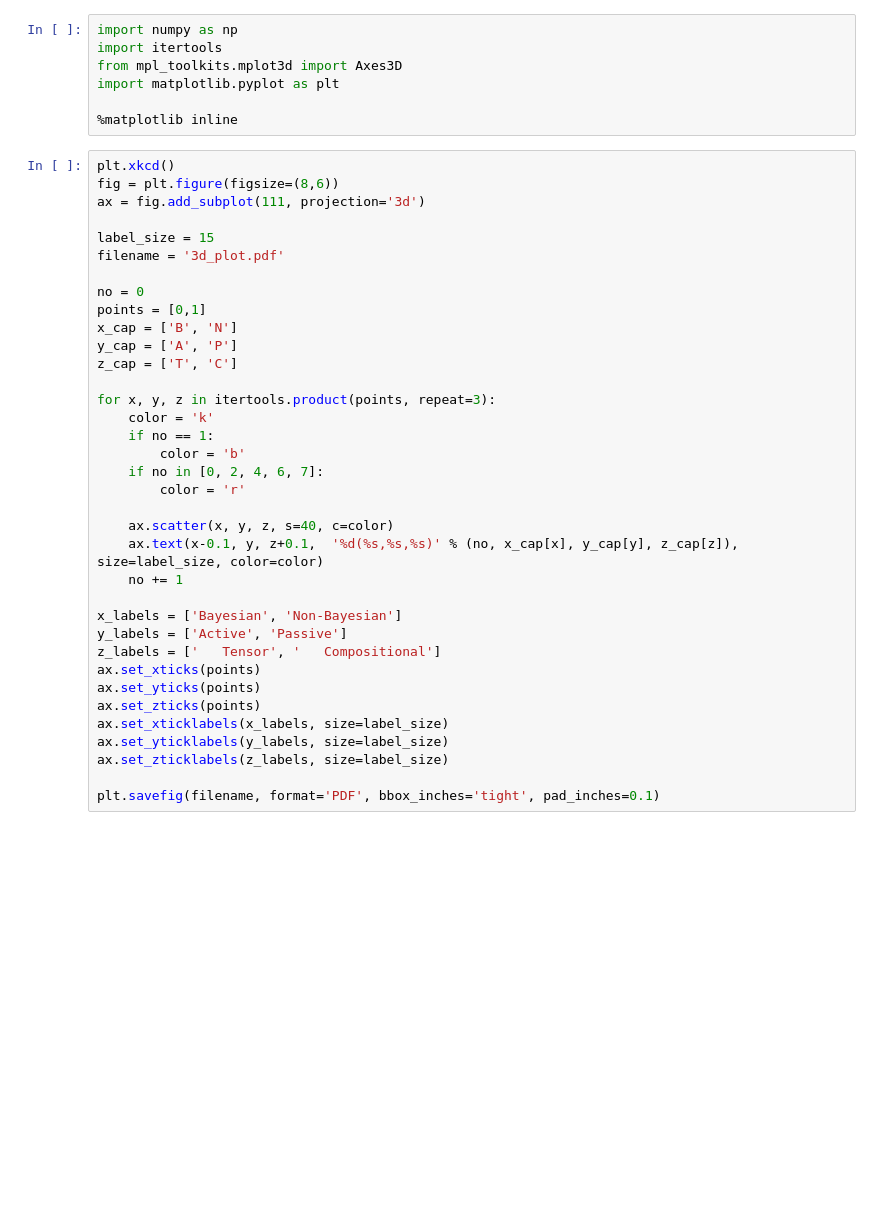
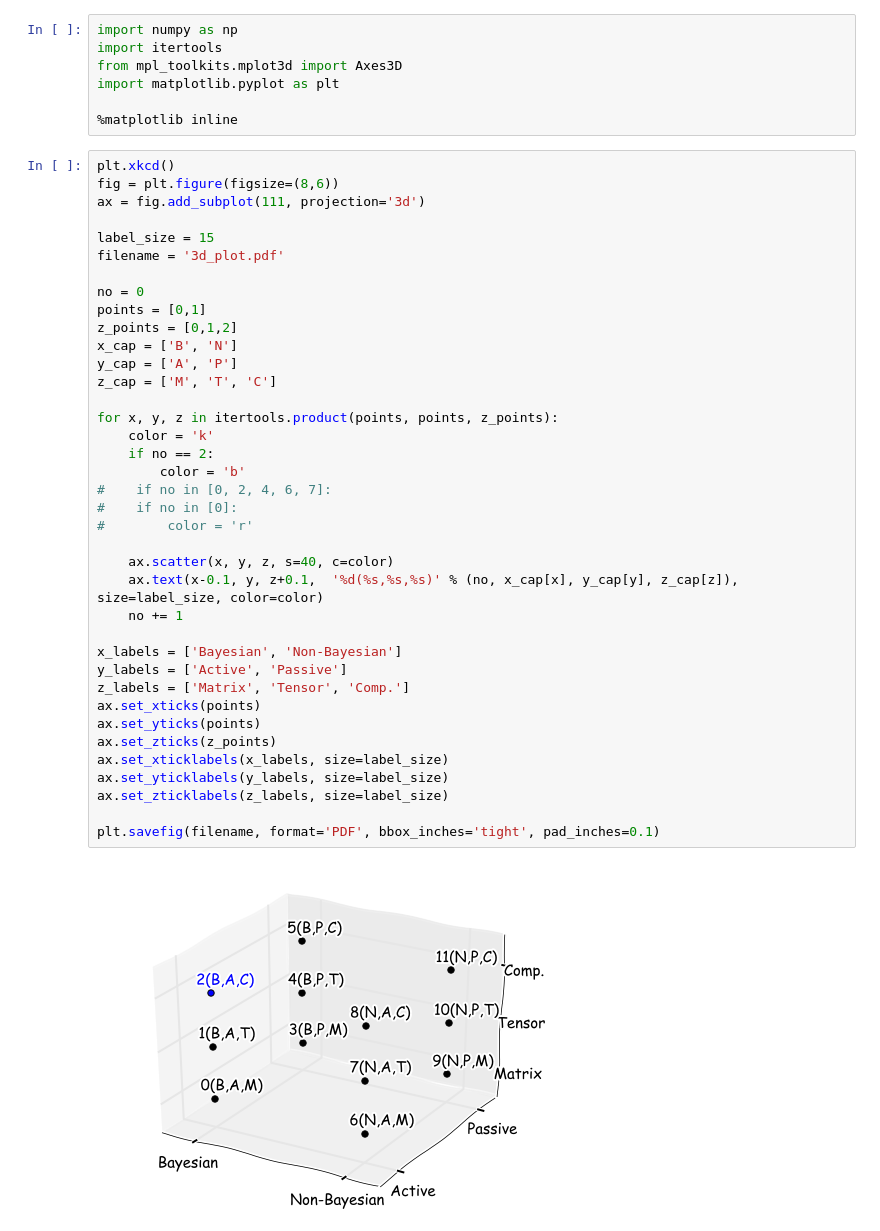
Before and after one commit to dongwookim-ml/almc, a Jupyter notebook: paper/images/related_work_3d_plot.ipynb, the cells around one changed output. Saved outputs shown, nothing was run; the diff lists cells and outputs as text; blank space fills up the shorter version.

Commit message:
Add matrix to 3d graph. Need to fix the numbers and add some relevant papers.

```diff
--- a/paper/images/related_work_3d_plot.ipynb
+++ b/paper/images/related_work_3d_plot.ipynb
@@ -8,36 +8,40 @@ import matplotlib.pyplot as plt
 # %%
 plt.xkcd()
 fig = plt.figure(figsize=(8,6))
 ax = fig.add_subplot(111, projection='3d')
 
 label_size = 15
 filename = '3d_plot.pdf'
 
 no = 0
 points = [0,1]
+z_points = [0,1,2]
 x_cap = ['B', 'N']
 y_cap = ['A', 'P']
-z_cap = ['T', 'C']
+z_cap = ['M', 'T', 'C']
 
-for x, y, z in itertools.product(points, repeat=3):
+for x, y, z in itertools.product(points, points, z_points):
     color = 'k'
-    if no == 1:
+    if no == 2:
         color = 'b'
-    if no in [0, 2, 4, 6, 7]:
-        color = 'r'
+#    if no in [0, 2, 4, 6, 7]:
+#    if no in [0]:
+#        color = 'r'
 
     ax.scatter(x, y, z, s=40, c=color)
     ax.text(x-0.1, y, z+0.1,  '%d(%s,%s,%s)' % (no, x_cap[x], y_cap[y], z_cap[z]), size=label_size, color=color)
     no += 1
 
 x_labels = ['Bayesian', 'Non-Bayesian']
 y_labels = ['Active', 'Passive']
-z_labels = ['   Tensor', '   Compositional']
+z_labels = ['Matrix', 'Tensor', 'Comp.']
 ax.set_xticks(points)
 ax.set_yticks(points)
-ax.set_zticks(points)
+ax.set_zticks(z_points)
 ax.set_xticklabels(x_labels, size=label_size)
 ax.set_yticklabels(y_labels, size=label_size)
 ax.set_zticklabels(z_labels, size=label_size)
 
 plt.savefig(filename, format='PDF', bbox_inches='tight', pad_inches=0.1)
+# %% [output]
+[figure, added]
```
Also changed, not shown: 2 other files.
